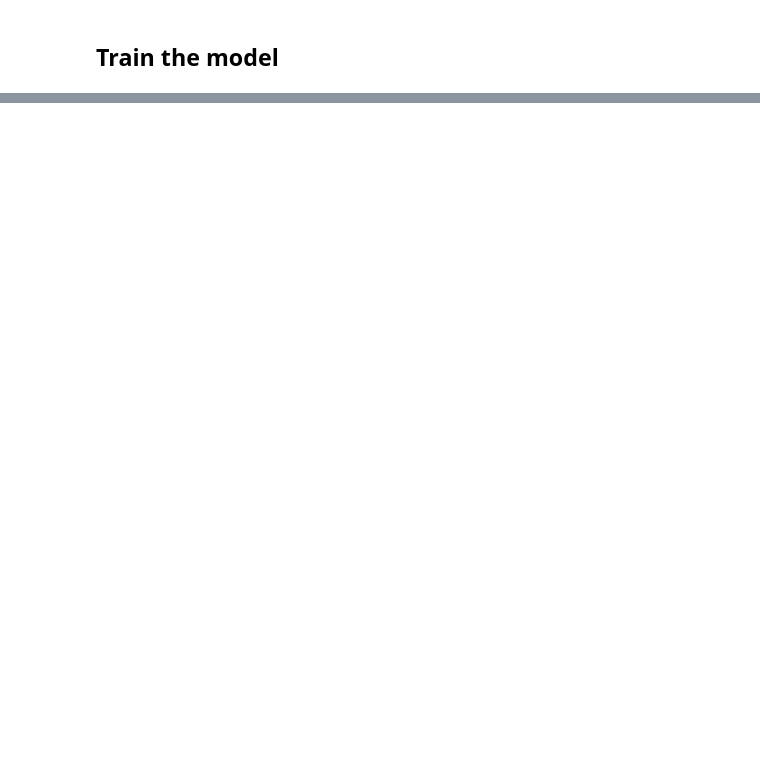
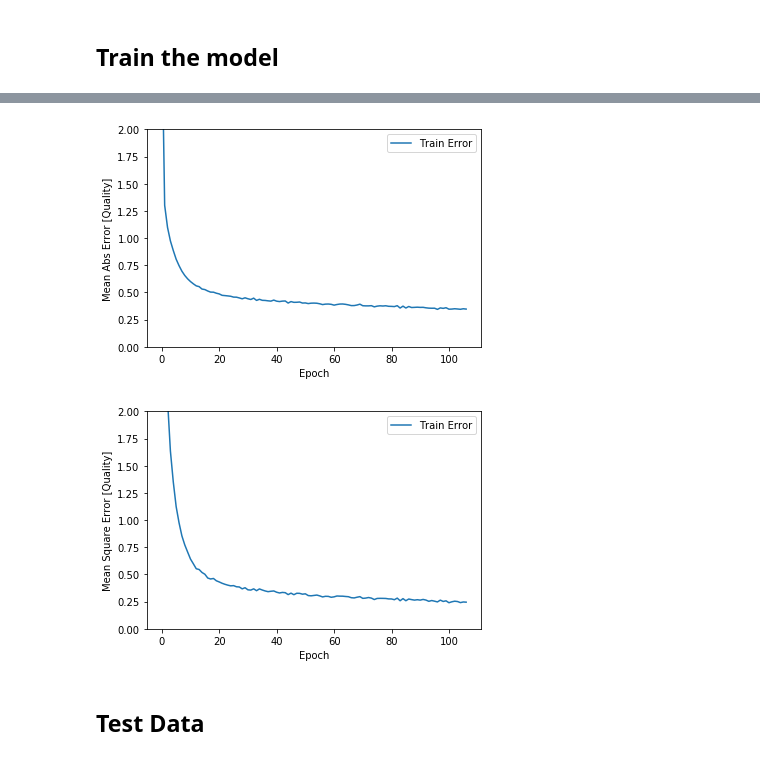
Before and after one commit to JessicaIta/winequality-red-classification, a Jupyter notebook: winequality-red-classification.ipynb, the cells around one changed output, grey strips where cells are left out. Cells and saved outputs as stored; diff of their text form; code cells hidden in the pictures; blank space fills up the shorter version.

```diff
--- a/winequality-red-classification.ipynb
+++ b/winequality-red-classification.ipynb
@@ -241,0 +243,29 @@ hist.tail()
+# %%
+def plot_history(history):
+    hist = pd.DataFrame(history.history)
+    hist['epoch'] = history.epoch
+
+    plt.figure()
+    plt.xlabel('Epoch')
+    plt.ylabel('Mean Abs Error [Quality]')
+    plt.plot(hist['epoch'], hist['mae'],
+           label='Train Error')
+    plt.ylim([0,2])
+    plt.legend()
+
+    plt.figure()
+    plt.xlabel('Epoch')
+    plt.ylabel('Mean Square Error [Quality]')
+    plt.plot(hist['epoch'], hist['mse'],
+           label='Train Error')
+    plt.ylim([0,2])
+    plt.legend()
+    plt.show()
+
+
+plot_history(history)
+# %% [output]
+[figure, added]
+[figure, added]
+# %% [markdown]
+## Test Data
```
Also changed, not shown: parts of 22 cells of this notebook.
